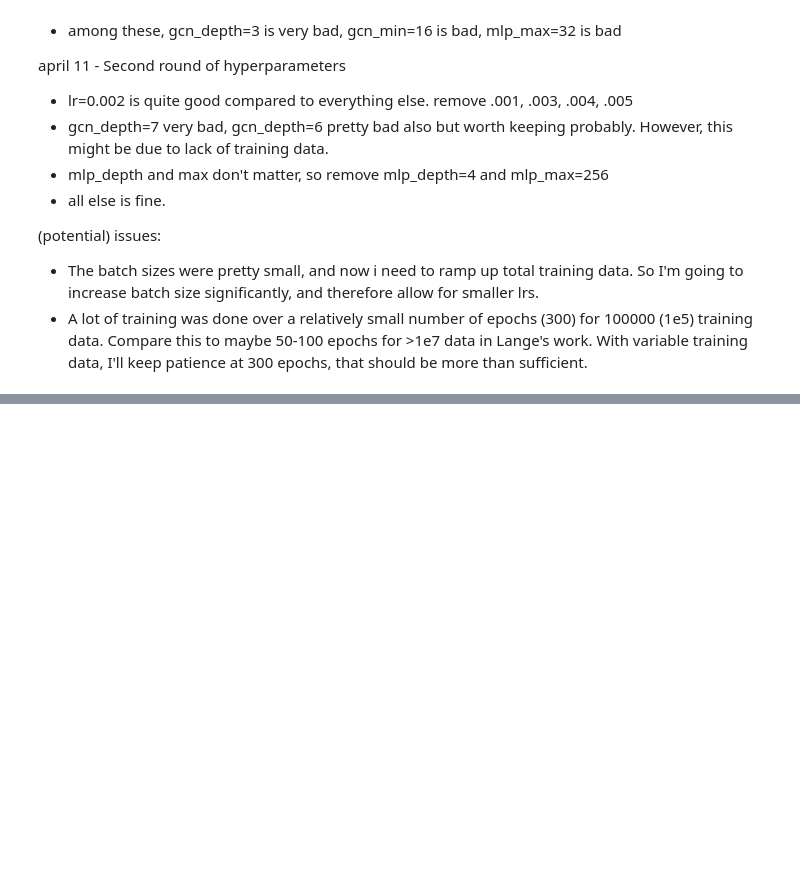
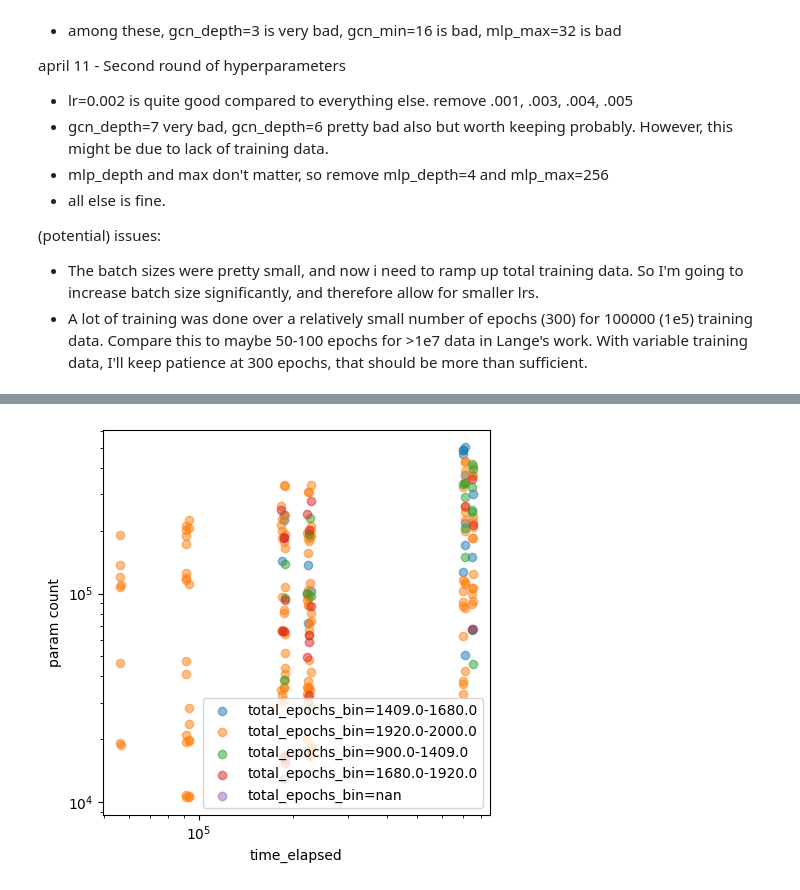
Before and after one commit to peterse/mldec, a Jupyter notebook: src/mldec/analysis/reps_analysis.ipynb, the cells around one changed output, grey strips where cells are left out. Cells and saved outputs as stored; diff of their text form; code cells hidden in the pictures; blank space fills up the shorter version.

```diff
--- a/src/mldec/analysis/reps_analysis.ipynb
+++ b/src/mldec/analysis/reps_analysis.ipynb
@@ -102,0 +252,23 @@ if 'hyper_df' in locals():
+# %%
+# Here we will plot the timing and parameter count for each run versus the choice of hyperparameters
+def plot_by_variables_timing(df, col_name):
+    """Plot the validation error vs train error in different colors for each unique value of col_name."""
+    colors = plt.cm.rainbow(np.linspace(0, 1, len(df[col_name].unique())))
+    fig, ax = plt.subplots(figsize=(5, 5))
+    for col_val, color in zip(df[col_name].unique(), colors):
+        half = df[df[col_name] == col_val]
+        x = half["param_count"]
+        y = half["time_elapsed"]
+        ax.scatter(x, y, alpha=0.5, label=f"{col_name}={col_val}")
+        ax.set_xlabel("time_elapsed")
+        ax.set_ylabel("param count")
+        ax.loglog()
+        ax.legend()
+
+for col in ["total_epochs_bin"]:
+# for col in ["beta", "lr","batch_size"	,"gcn_depth",
+#             "gcn_min",	"mlp_depth",	"mlp_max",
+#             "n_train", "time_elapsed_bin", "param_count_bin", ]:
+    plot_by_variables_timing(df_v02, col)
+# %% [output]
+[figure, added]
```
Also changed, not shown: parts of 21 cells of this notebook, 4 other files.
